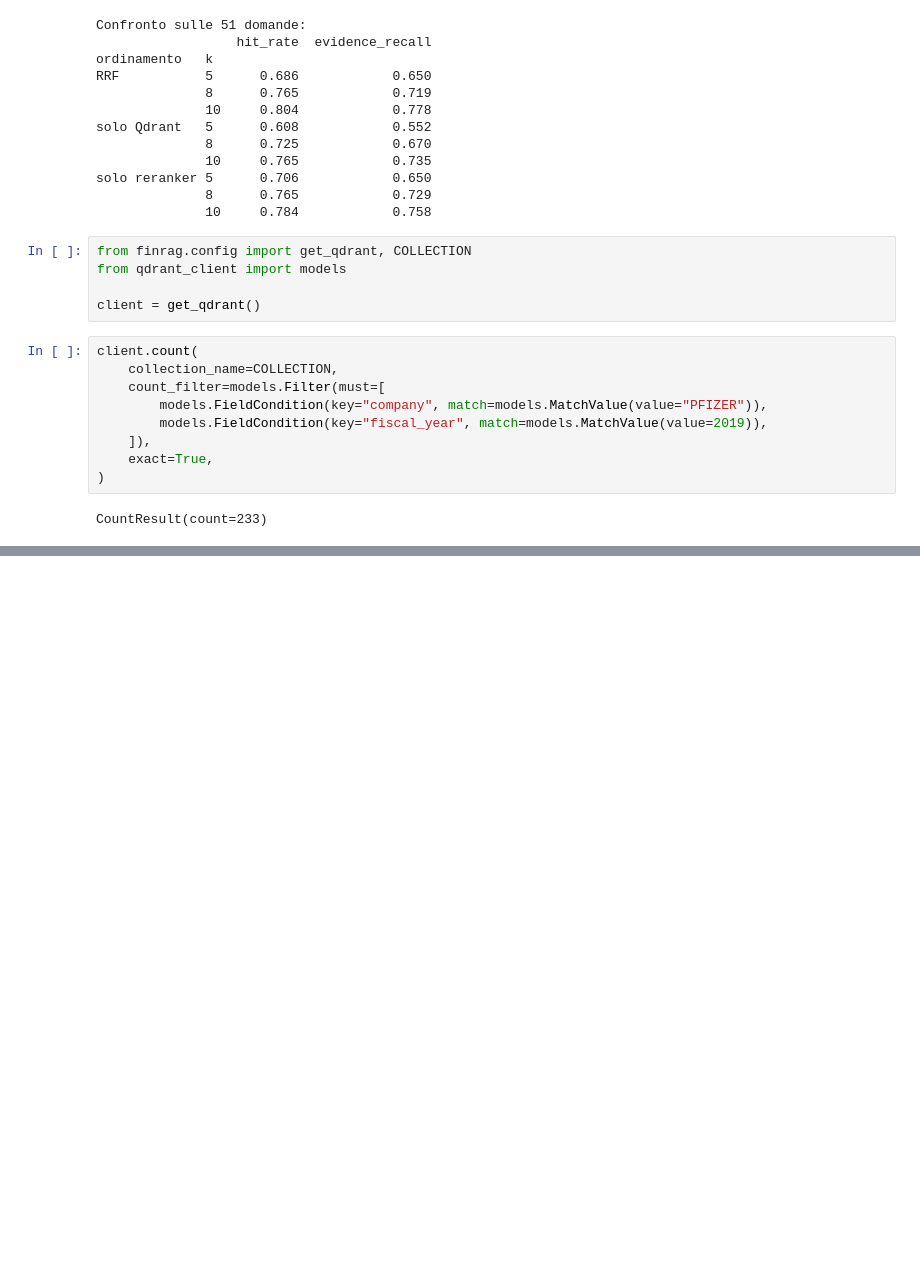
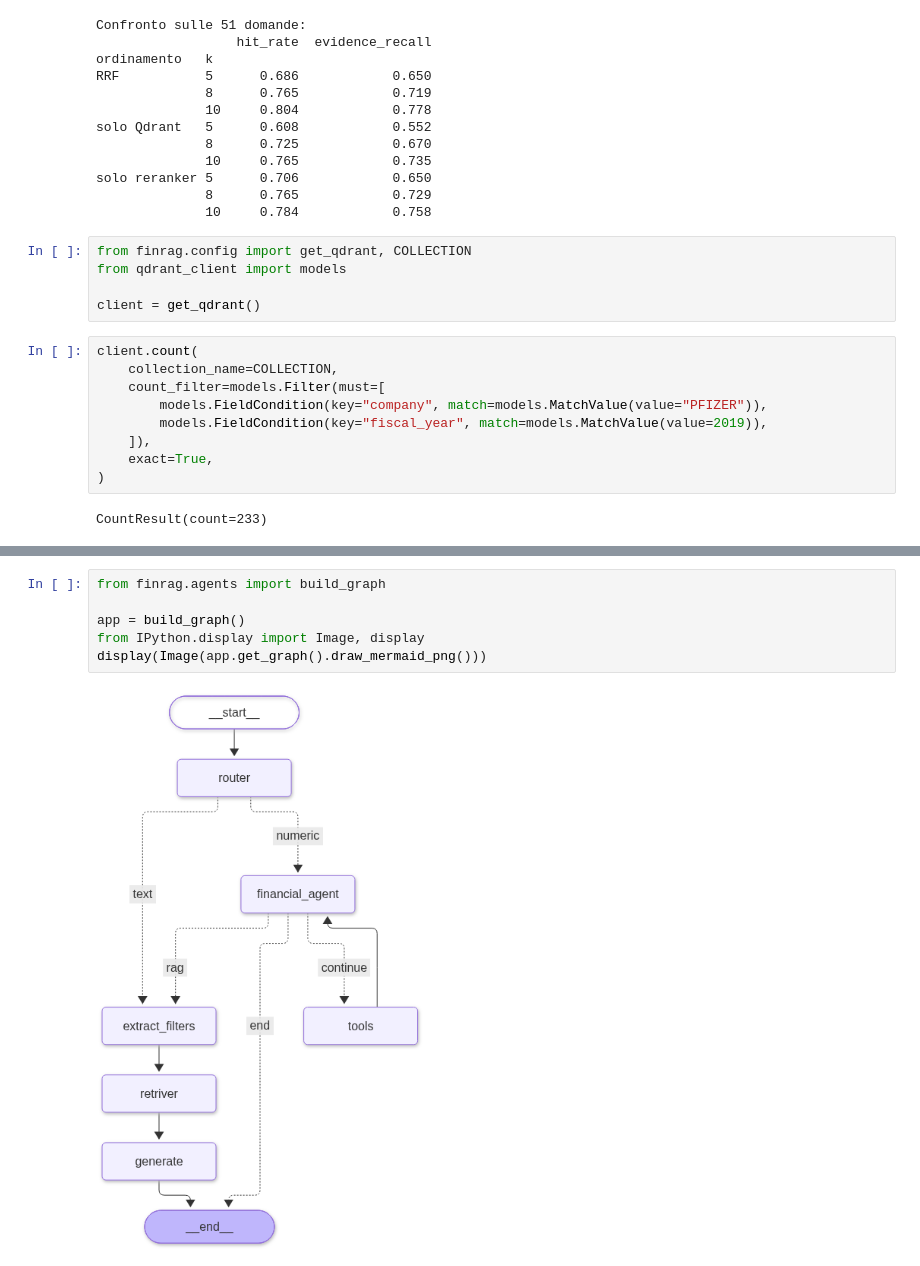
Before and after one commit to 33Domenico/financial_agentic_rag, a Jupyter notebook: notebooks/evaluation.ipynb, the cells around one changed output, grey strips where cells are left out. Drawn from its saved outputs; the diff is of its cells as text; blank space fills up the shorter version.

```diff
--- a/notebooks/evaluation.ipynb
+++ b/notebooks/evaluation.ipynb
@@ -629,0 +679,8 @@ CountResult(count=233)
+# %%
+from finrag.agents import build_graph
+
+app = build_graph()
+from IPython.display import Image, display
+display(Image(app.get_graph().draw_mermaid_png()))
+# %% [output]
+[figure, added]
```
Also changed, not shown: parts of 3 cells of this notebook, 9 other files.
